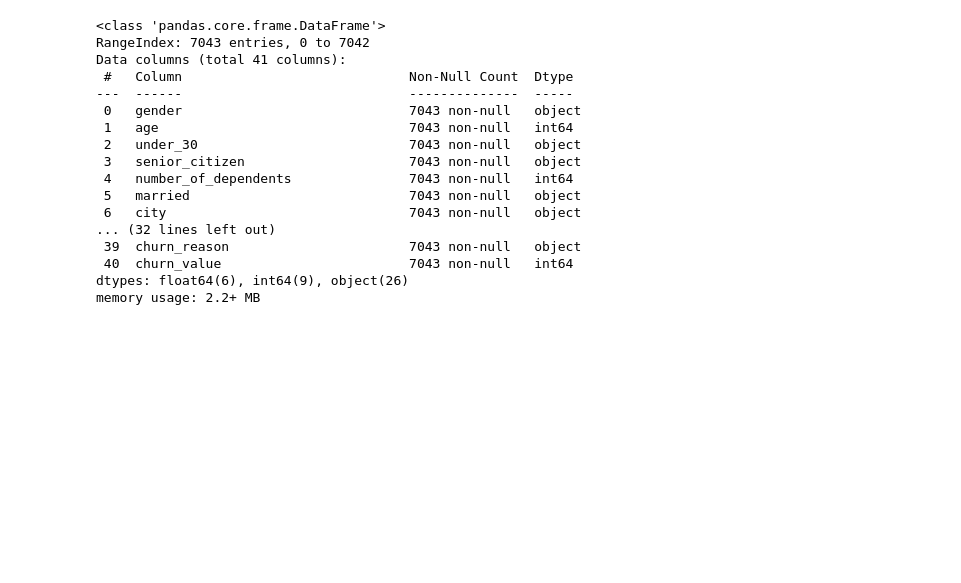
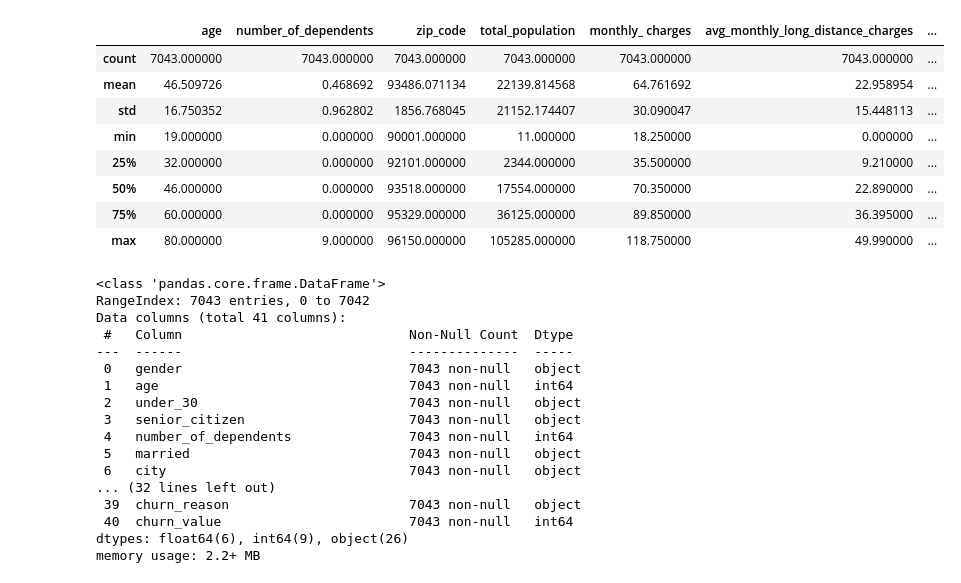
Before and after one commit to SivaKumarPalanirajan/Customer_Churn_Analysis_And_Prediction, a Jupyter notebook: Notebooks/Analysis.ipynb, the cells around one changed output. Drawn from its saved outputs; the diff is of its cells as text; code cells hidden in the pictures; blank space fills up the shorter version.

```diff
--- a/Notebooks/Analysis.ipynb
+++ b/Notebooks/Analysis.ipynb
@@ -8,6 +8,18 @@ from scipy.stats import probplot,skew
 # %%
 dataset=pd.read_csv('../Dataset/combined_data.csv')
 df=dataset.copy()
+# %%
+df.describe()
+# %% [output]
+|  | age | number_of_dependents | zip_code | total_population | monthly_ charges | avg_monthly_long_distance_charges | ... |
+| count | 7043.000000 | 7043.000000 | 7043.000000 | 7043.000000 | 7043.000000 | 7043.000000 | ... |
+| mean | 46.509726 | 0.468692 | 93486.071134 | 22139.814568 | 64.761692 | 22.958954 | ... |
+| std | 16.750352 | 0.962802 | 1856.768045 | 21152.174407 | 30.090047 | 15.448113 | ... |
+| min | 19.000000 | 0.000000 | 90001.000000 | 11.000000 | 18.250000 | 0.000000 | ... |
+| 25% | 32.000000 | 0.000000 | 92101.000000 | 2344.000000 | 35.500000 | 9.210000 | ... |
+| 50% | 46.000000 | 0.000000 | 93518.000000 | 17554.000000 | 70.350000 | 22.890000 | ... |
+| 75% | 60.000000 | 0.000000 | 95329.000000 | 36125.000000 | 89.850000 | 36.395000 | ... |
+| max | 80.000000 | 9.000000 | 96150.000000 | 105285.000000 | 118.750000 | 49.990000 | ... |
 # %%
 df.info()
 # %% [output]
```
Also changed, not shown: parts of 4 cells of this notebook, 11 other files.
